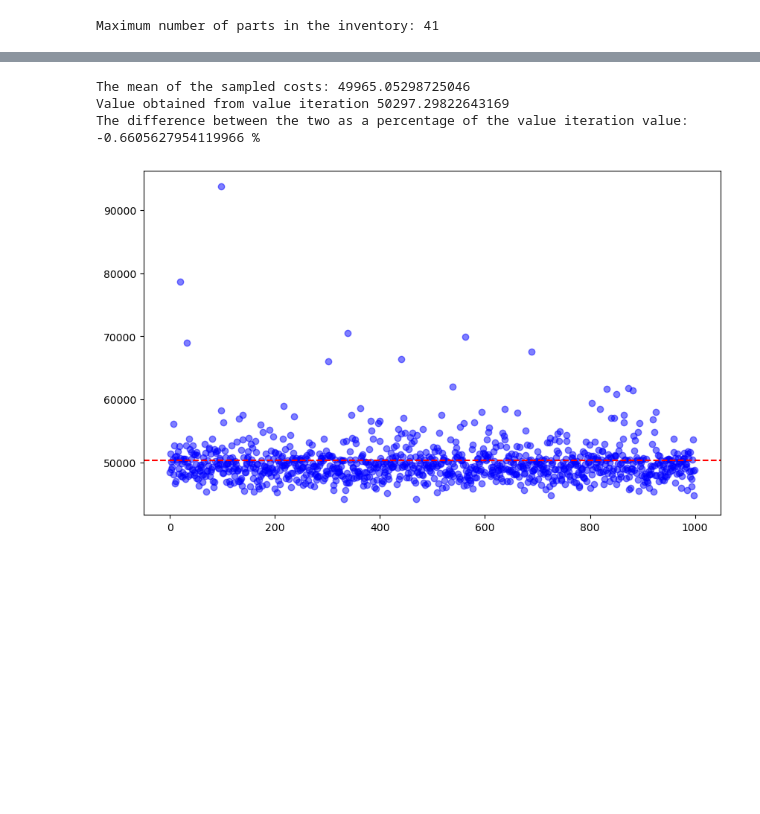
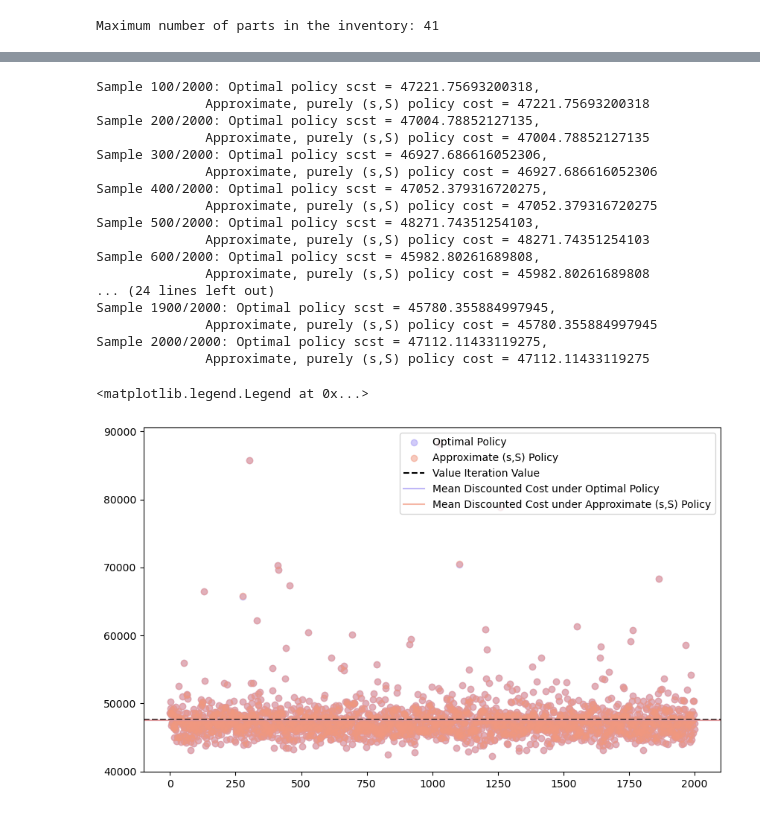
Before and after one commit to t-unger/Spare-Parts-Inventory, a Jupyter notebook: Simulation.ipynb, the cells around one changed output, grey strips where cells are left out. Drawn from its saved outputs; the diff is of its cells as text; code cells hidden in the pictures; blank space fills up the shorter version.

```diff
--- a/Simulation.ipynb
+++ b/Simulation.ipynb
@@ -256,23 +137,0 @@ Text(0, 0.5, 'Residual')
-# %%
-state = (7, 11)
-state_idx = get_index(state[0], state[1], maximum_parts)
-sampled_costs = np.zeros(1000)
-
-for i in range(1000):
-    sampled_data = simulate_period(state, policy, 5000)
-    value_sample = total_cost(sampled_data, plots=False)
-    sampled_costs[i] = value_sample
-
-plt.figure(figsize=(10, 6))
-plt.scatter(np.arange(1000), sampled_costs, color='blue', alpha=0.5)
-plt.axhline(value_iteration_values[state_idx], color='red', linestyle='--', label='Value Iteration Value')
-
-print("The mean of the sampled costs:", np.mean(sampled_costs))
-print("Value obtained from value iteration", value_iteration_values[state_idx])
-print("The difference between the two as a percentage of the value iteration value:",
-      (np.mean(sampled_costs) - value_iteration_values[state_idx]) / value_iteration_values[state_idx] * 100, "%")
-# %% [output]
-The mean of the sampled costs: 49965.05298725046
-Value obtained from value iteration 50297.29822643169
-The difference between the two as a percentage of the value iteration value: -0.6605627954119966 %
-[figure, removed]
@@ -278,0 +211,45 @@ The difference between the two as a percentage of the value iteration value: -0.
+# %%
+state = (7, 11)
+size = 2000
+state_idx = get_index(state[0], state[1], maximum_parts)
+sampled_costs_optimal = np.zeros(size)
+sampled_costs_approx = np.zeros(size)
+
+d = generate_demand(4000, 2, 0.9)
+policy2 = generate_sS_policy(11, 36, maximum_parts)
+
+for i in range(size):
+    demand = generate_demand(4000, 2, 0.9)
+    sampled_costs_optimal[i] = total_cost(apply_policy(state, policy, demand))
+    sampled_costs_approx[i] = total_cost(apply_policy(state, policy2, demand))
+    if (i + 1) % 100 == 0:
+        print(f"Sample {i + 1}/2000: Optimal policy scst = {sampled_costs_optimal[i]},\n \
+             Approximate, purely (s,S) policy cost = {sampled_costs_approx[i]}")
+
+plt.figure(figsize=(10, 6))
+plt.scatter(np.arange(len(sampled_costs_optimal)), sampled_costs_optimal, color='#A499F4', alpha=0.5, label='Optimal Policy')
+plt.scatter(np.arange(len(sampled_costs_optimal)), sampled_costs_approx, color='#F1977F', alpha=0.5, label='Approximate (s,S) Policy')
+plt.axhline(value_iteration_values[state_idx], color='black', linestyle='--', label='Value Iteration Value')
+plt.axhline(np.mean(sampled_costs_optimal), color='#A499F4', linestyle='-', label='Mean Discounted Cost under Optimal Policy', alpha=0.7)
+plt.axhline(np.mean(sampled_costs_approx), color='#F1977F', linestyle='-', label='Mean Discounted Cost under Approximate (s,S) Policy', alpha=0.7)
+plt.legend()
+# %% [output]
+Sample 100/2000: Optimal policy scst = 47221.75693200318,
+              Approximate, purely (s,S) policy cost = 47221.75693200318
+Sample 200/2000: Optimal policy scst = 47004.78852127135,
+              Approximate, purely (s,S) policy cost = 47004.78852127135
+Sample 300/2000: Optimal policy scst = 46927.686616052306,
+              Approximate, purely (s,S) policy cost = 46927.686616052306
+Sample 400/2000: Optimal policy scst = 47052.379316720275,
+              Approximate, purely (s,S) policy cost = 47052.379316720275
+Sample 500/2000: Optimal policy scst = 48271.74351254103,
+              Approximate, purely (s,S) policy cost = 48271.74351254103
+Sample 600/2000: Optimal policy scst = 45982.80261689808,
+              Approximate, purely (s,S) policy cost = 45982.80261689808
+... (24 lines left out)
+Sample 1900/2000: Optimal policy scst = 45780.355884997945,
+              Approximate, purely (s,S) policy cost = 45780.355884997945
+Sample 2000/2000: Optimal policy scst = 47112.11433119275,
+              Approximate, purely (s,S) policy cost = 47112.11433119275
+<matplotlib.legend.Legend at 0x...>
+[figure, added]
```
Also changed, not shown: parts of 11 cells of this notebook, 12 other files.
